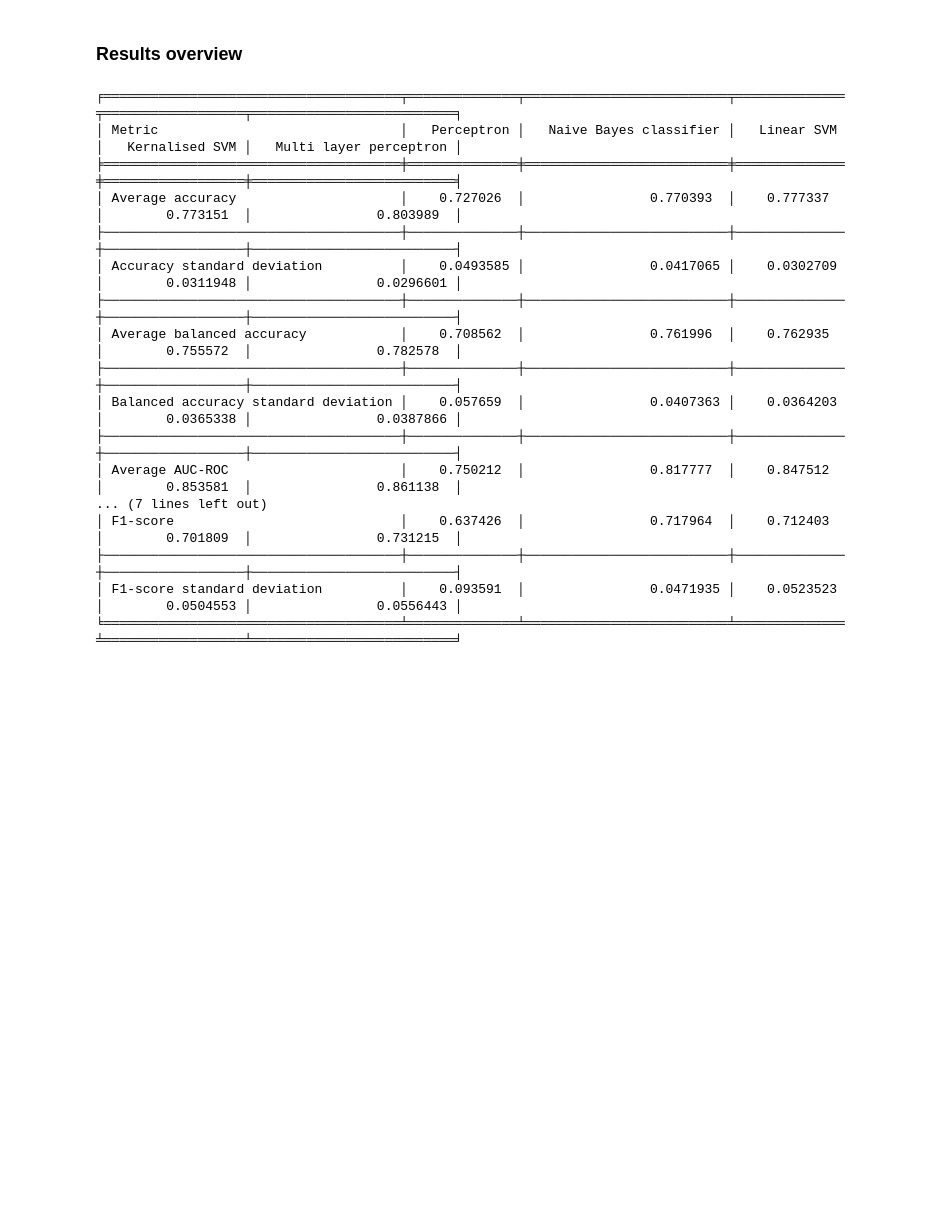
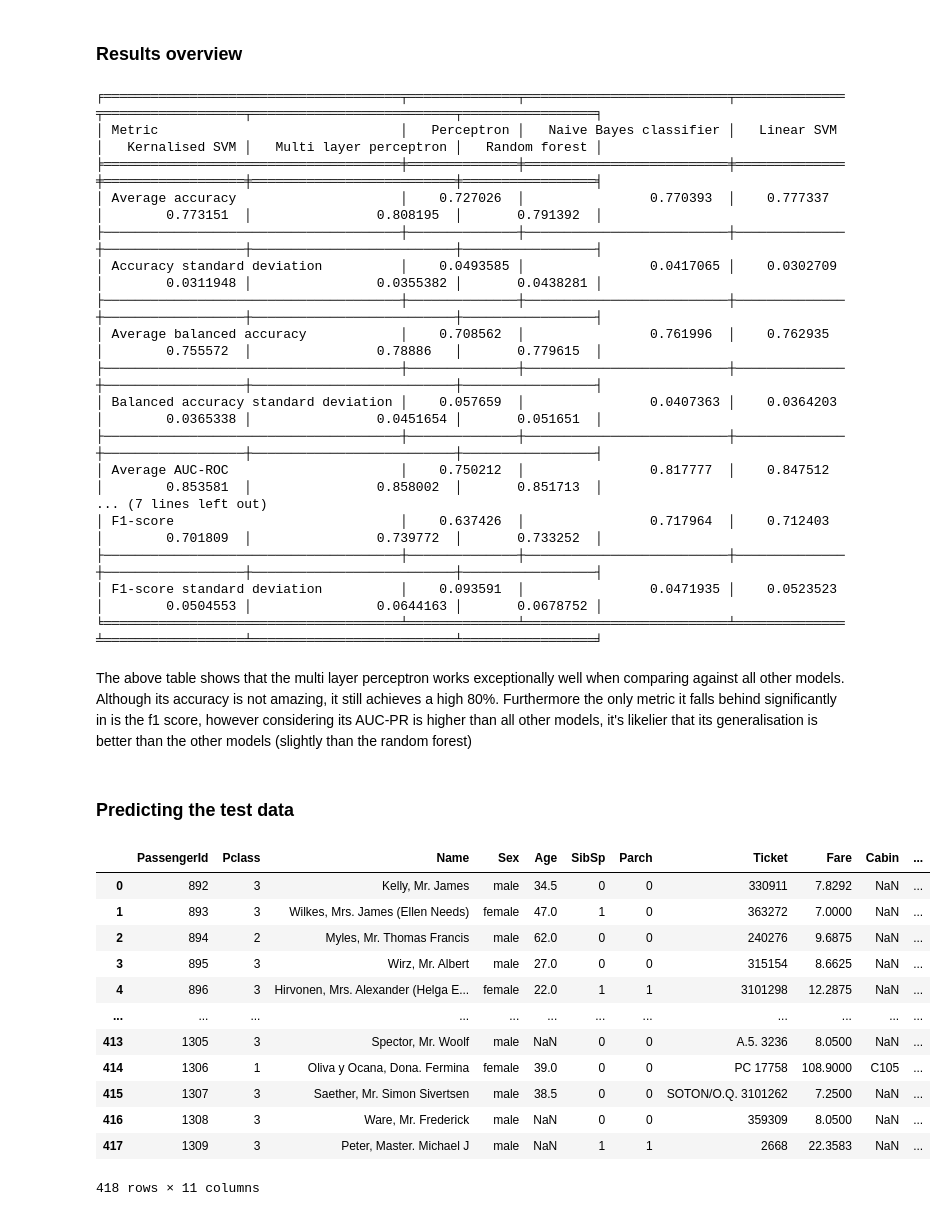
Before and after one commit to Danuk77/MachineLearning-Titanic, a Jupyter notebook: Titanic.ipynb, the cells around one changed output. Saved outputs shown, nothing was run; the diff lists cells and outputs as text; code cells hidden in the pictures; blank space fills up the shorter version.

Commit message:
Reworked solution to add better preprocessing:

```diff
--- a/Titanic.ipynb
+++ b/Titanic.ipynb
@@ -426,33 +451,54 @@ Fitting 5 folds for each of 64 candidates, totalling 320 fits
 # %% [markdown]
 ### Results overview
 # %%
-table = [['Metric', 'Perceptron', 'Naive Bayes classifier', 'Linear SVM', 'Kernalised SVM', 'Multi layer perceptron'],
-         ['Average accuracy', clfPerceptron.cv_results_['mean_test_accuracy'][clfPerceptron.best_index_], clfNaiveBayes.cv_results_['mean_test_accuracy'][clfNaiveBayes.best_index_], clfLinearSVM.cv_results_['mean_test_accuracy'][clfLinearSVM.best_index_], clfKernalisedSVM.cv_results_['mean_test_accuracy'][clfKernalisedSVM.best_index_], clfMLP.cv_results_['mean_test_accuracy'][clfMLP.best_index_]],
-         ['Accuracy standard deviation', clfPerceptron.cv_results_['std_test_accuracy'][clfPerceptron.best_index_], clfNaiveBayes.cv_results_['std_test_accuracy'][clfNaiveBayes.best_index_], clfLinearSVM.cv_results_['std_test_accuracy'][clfLinearSVM.best_index_], clfKernalisedSVM.cv_results_['std_test_accuracy'][clfKernalisedSVM.best_index_], clfMLP.cv_results_['std_test_accuracy'][clfMLP.best_index_]],
-         ['Average balanced accuracy', clfPerceptron.cv_results_['mean_test_balanced_accuracy'][clfPerceptron.best_index_], clfNaiveBayes.cv_results_['mean_test_balanced_accuracy'][clfNaiveBayes.best_index_], clfLinearSVM.cv_results_['mean_test_balanced_accuracy'][clfLinearSVM.best_index_], clfKernalisedSVM.cv_results_['mean_test_balanced_accuracy'][clfKernalisedSVM.best_index_], clfMLP.cv_results_['mean_test_balanced_accuracy'][clfMLP.best_index_]],
-         ['Balanced accuracy standard deviation', clfPerceptron.cv_results_['std_test_balanced_accuracy'][clfPerceptron.best_index_], clfNaiveBayes.cv_results_['std_test_balanced_accuracy'][clfNaiveBayes.best_index_], clfLinearSVM.cv_results_['std_test_balanced_accuracy'][clfLinearSVM.best_index_], clfKernalisedSVM.cv_results_['std_test_balanced_accuracy'][clfKernalisedSVM.best_index_], clfMLP.cv_results_['std_test_balanced_accuracy'][clfMLP.best_index_]],
-         ['Average AUC-ROC', clfPerceptron.cv_results_['mean_test_roc_auc'][clfPerceptron.best_index_], clfNaiveBayes.cv_results_['mean_test_roc_auc'][clfNaiveBayes.best_index_], clfLinearSVM.cv_results_['mean_test_roc_auc'][clfLinearSVM.best_index_], clfKernalisedSVM.cv_results_['mean_test_roc_auc'][clfKernalisedSVM.best_index_], clfMLP.cv_results_['mean_test_roc_auc'][clfMLP.best_index_]],
-         ['AUC-ROC standard deviation', clfPerceptron.cv_results_['std_test_roc_auc'][clfPerceptron.best_index_], clfNaiveBayes.cv_results_['std_test_roc_auc'][clfNaiveBayes.best_index_], clfLinearSVM.cv_results_['std_test_roc_auc'][clfLinearSVM.best_index_], clfKernalisedSVM.cv_results_['std_test_roc_auc'][clfKernalisedSVM.best_index_], clfMLP.cv_results_['std_test_roc_auc'][clfMLP.best_index_]],
-         ['Average AUC-PR', clfPerceptron.cv_results_['mean_test_average_precision'][clfPerceptron.best_index_], clfNaiveBayes.cv_results_['mean_test_average_precision'][clfNaiveBayes.best_index_], clfLinearSVM.cv_results_['mean_test_average_precision'][clfLinearSVM.best_index_], clfKernalisedSVM.cv_results_['mean_test_average_precision'][clfKernalisedSVM.best_index_], clfMLP.cv_results_['mean_test_average_precision'][clfMLP.best_index_]],
-         ['AUC-PR standard deviation', clfPerceptron.cv_results_['std_test_average_precision'][clfPerceptron.best_index_], clfNaiveBayes.cv_results_['std_test_average_precision'][clfNaiveBayes.best_index_], clfLinearSVM.cv_results_['std_test_average_precision'][clfLinearSVM.best_index_], clfKernalisedSVM.cv_results_['std_test_average_precision'][clfKernalisedSVM.best_index_], clfMLP.cv_results_['std_test_average_precision'][clfMLP.best_index_]],
-         ['F1-score', clfPerceptron.cv_results_['mean_test_f1'][clfPerceptron.best_index_], clfNaiveBayes.cv_results_['mean_test_f1'][clfNaiveBayes.best_index_], clfLinearSVM.cv_results_['mean_test_f1'][clfLinearSVM.best_index_], clfKernalisedSVM.cv_results_['mean_test_f1'][clfKernalisedSVM.best_index_], clfMLP.cv_results_['mean_test_f1'][clfMLP.best_index_]],
-         ['F1-score standard deviation', clfPerceptron.cv_results_['std_test_f1'][clfPerceptron.best_index_], clfNaiveBayes.cv_results_['std_test_f1'][clfNaiveBayes.best_index_], clfLinearSVM.cv_results_['std_test_f1'][clfLinearSVM.best_index_], clfKernalisedSVM.cv_results_['std_test_f1'][clfKernalisedSVM.best_index_], clfMLP.cv_results_['std_test_f1'][clfMLP.best_index_]]]
+table = [['Metric', 'Perceptron', 'Naive Bayes classifier', 'Linear SVM', 'Kernalised SVM', 'Multi layer perceptron', 'Random forest'],
+         ['Average accuracy', clfPerceptron.cv_results_['mean_test_accuracy'][clfPerceptron.best_index_], clfNaiveBayes.cv_results_['mean_test_accuracy'][clfNaiveBayes.best_index_], clfLinearSVM.cv_results_['mean_test_accuracy'][clfLinearSVM.best_index_], clfKernalisedSVM.cv_results_['mean_test_accuracy'][clfKernalisedSVM.best_index_], clfMLP.cv_results_['mean_test_accuracy'][clfMLP.best_index_], clfRandForest.cv_results_['mean_test_accuracy'][clfRandForest.best_index_]],
+         ['Accuracy standard deviation', clfPerceptron.cv_results_['std_test_accuracy'][clfPerceptron.best_index_], clfNaiveBayes.cv_results_['std_test_accuracy'][clfNaiveBayes.best_index_], clfLinearSVM.cv_results_['std_test_accuracy'][clfLinearSVM.best_index_], clfKernalisedSVM.cv_results_['std_test_accuracy'][clfKernalisedSVM.best_index_], clfMLP.cv_results_['std_test_accuracy'][clfMLP.best_index_], clfRandForest.cv_results_['std_test_accuracy'][clfRandForest.best_index_]],
+         ['Average balanced accuracy', clfPerceptron.cv_results_['mean_test_balanced_accuracy'][clfPerceptron.best_index_], clfNaiveBayes.cv_results_['mean_test_balanced_accuracy'][clfNaiveBayes.best_index_], clfLinearSVM.cv_results_['mean_test_balanced_accuracy'][clfLinearSVM.best_index_], clfKernalisedSVM.cv_results_['mean_test_balanced_accuracy'][clfKernalisedSVM.best_index_], clfMLP.cv_results_['mean_test_balanced_accuracy'][clfMLP.best_index_], clfRandForest.cv_results_['mean_test_balanced_accuracy'][clfRandForest.best_index_]],
+         ['Balanced accuracy standard deviation', clfPerceptron.cv_results_['std_test_balanced_accuracy'][clfPerceptron.best_index_], clfNaiveBayes.cv_results_['std_test_balanced_accuracy'][clfNaiveBayes.best_index_], clfLinearSVM.cv_results_['std_test_balanced_accuracy'][clfLinearSVM.best_index_], clfKernalisedSVM.cv_results_['std_test_balanced_accuracy'][clfKernalisedSVM.best_index_], clfMLP.cv_results_['std_test_balanced_accuracy'][clfMLP.best_index_], clfRandForest.cv_results_['std_test_balanced_accuracy'][clfRandForest.best_index_]],
+         ['Average AUC-ROC', clfPerceptron.cv_results_['mean_test_roc_auc'][clfPerceptron.best_index_], clfNaiveBayes.cv_results_['mean_test_roc_auc'][clfNaiveBayes.best_index_], clfLinearSVM.cv_results_['mean_test_roc_auc'][clfLinearSVM.best_index_], clfKernalisedSVM.cv_results_['mean_test_roc_auc'][clfKernalisedSVM.best_index_], clfMLP.cv_results_['mean_test_roc_auc'][clfMLP.best_index_], clfRandForest.cv_results_['mean_test_roc_auc'][clfRandForest.best_index_]],
+         ['AUC-ROC standard deviation', clfPerceptron.cv_results_['std_test_roc_auc'][clfPerceptron.best_index_], clfNaiveBayes.cv_results_['std_test_roc_auc'][clfNaiveBayes.best_index_], clfLinearSVM.cv_results_['std_test_roc_auc'][clfLinearSVM.best_index_], clfKernalisedSVM.cv_results_['std_test_roc_auc'][clfKernalisedSVM.best_index_], clfMLP.cv_results_['std_test_roc_auc'][clfMLP.best_index_], clfRandForest.cv_results_['std_test_roc_auc'][clfRandForest.best_index_]],
+         ['Average AUC-PR', clfPerceptron.cv_results_['mean_test_average_precision'][clfPerceptron.best_index_], clfNaiveBayes.cv_results_['mean_test_average_precision'][clfNaiveBayes.best_index_], clfLinearSVM.cv_results_['mean_test_average_precision'][clfLinearSVM.best_index_], clfKernalisedSVM.cv_results_['mean_test_average_precision'][clfKernalisedSVM.best_index_], clfMLP.cv_results_['mean_test_average_precision'][clfMLP.best_index_], clfRandForest.cv_results_['mean_test_average_precision'][clfRandForest.best_index_]],
+         ['AUC-PR standard deviation', clfPerceptron.cv_results_['std_test_average_precision'][clfPerceptron.best_index_], clfNaiveBayes.cv_results_['std_test_average_precision'][clfNaiveBayes.best_index_], clfLinearSVM.cv_results_['std_test_average_precision'][clfLinearSVM.best_index_], clfKernalisedSVM.cv_results_['std_test_average_precision'][clfKernalisedSVM.best_index_], clfMLP.cv_results_['std_test_average_precision'][clfMLP.best_index_], clfRandForest.cv_results_['std_test_average_precision'][clfRandForest.best_index_]],
+         ['F1-score', clfPerceptron.cv_results_['mean_test_f1'][clfPerceptron.best_index_], clfNaiveBayes.cv_results_['mean_test_f1'][clfNaiveBayes.best_index_], clfLinearSVM.cv_results_['mean_test_f1'][clfLinearSVM.best_index_], clfKernalisedSVM.cv_results_['mean_test_f1'][clfKernalisedSVM.best_index_], clfMLP.cv_results_['mean_test_f1'][clfMLP.best_index_], clfRandForest.cv_results_['mean_test_f1'][clfRandForest.best_index_]],
+         ['F1-score standard deviation', clfPerceptron.cv_results_['std_test_f1'][clfPerceptron.best_index_], clfNaiveBayes.cv_results_['std_test_f1'][clfNaiveBayes.best_index_], clfLinearSVM.cv_results_['std_test_f1'][clfLinearSVM.best_index_], clfKernalisedSVM.cv_results_['std_test_f1'][clfKernalisedSVM.best_index_], clfMLP.cv_results_['std_test_f1'][clfMLP.best_index_], clfRandForest.cv_results_['std_test_f1'][clfRandForest.best_index_]]]
 print(tabulate(table, headers='firstrow', tablefmt='fancy_grid'))
 # %% [output]
-╒══════════════════════════════════════╤══════════════╤══════════════════════════╤══════════════╤══════════════════╤══════════════════════════╕
-│ Metric                               │   Perceptron │   Naive Bayes classifier │   Linear SVM │   Kernalised SVM │   Multi layer perceptron │
-╞══════════════════════════════════════╪══════════════╪══════════════════════════╪══════════════╪══════════════════╪══════════════════════════╡
-│ Average accuracy                     │    0.727026  │                0.770393  │    0.777337  │        0.773151  │                0.803989  │
-├──────────────────────────────────────┼──────────────┼──────────────────────────┼──────────────┼──────────────────┼──────────────────────────┤
-│ Accuracy standard deviation          │    0.0493585 │                0.0417065 │    0.0302709 │        0.0311948 │                0.0296601 │
-├──────────────────────────────────────┼──────────────┼──────────────────────────┼──────────────┼──────────────────┼──────────────────────────┤
-│ Average balanced accuracy            │    0.708562  │                0.761996  │    0.762935  │        0.755572  │                0.782578  │
-├──────────────────────────────────────┼──────────────┼──────────────────────────┼──────────────┼──────────────────┼──────────────────────────┤
-│ Balanced accuracy standard deviation │    0.057659  │                0.0407363 │    0.0364203 │        0.0365338 │                0.0387866 │
-├──────────────────────────────────────┼──────────────┼──────────────────────────┼──────────────┼──────────────────┼──────────────────────────┤
-│ Average AUC-ROC                      │    0.750212  │                0.817777  │    0.847512  │        0.853581  │                0.861138  │
+╒══════════════════════════════════════╤══════════════╤══════════════════════════╤══════════════╤══════════════════╤══════════════════════════╤═════════════════╕
+│ Metric                               │   Perceptron │   Naive Bayes classifier │   Linear SVM │   Kernalised SVM │   Multi layer perceptron │   Random forest │
+╞══════════════════════════════════════╪══════════════╪══════════════════════════╪══════════════╪══════════════════╪══════════════════════════╪═════════════════╡
+│ Average accuracy                     │    0.727026  │                0.770393  │    0.777337  │        0.773151  │                0.808195  │       0.791392  │
+├──────────────────────────────────────┼──────────────┼──────────────────────────┼──────────────┼──────────────────┼──────────────────────────┼─────────────────┤
+│ Accuracy standard deviation          │    0.0493585 │                0.0417065 │    0.0302709 │        0.0311948 │                0.0355382 │       0.0438281 │
+├──────────────────────────────────────┼──────────────┼──────────────────────────┼──────────────┼──────────────────┼──────────────────────────┼─────────────────┤
+│ Average balanced accuracy            │    0.708562  │                0.761996  │    0.762935  │        0.755572  │                0.78886   │       0.779615  │
+├──────────────────────────────────────┼──────────────┼──────────────────────────┼──────────────┼──────────────────┼──────────────────────────┼─────────────────┤
+│ Balanced accuracy standard deviation │    0.057659  │                0.0407363 │    0.0364203 │        0.0365338 │                0.0451654 │       0.051651  │
+├──────────────────────────────────────┼──────────────┼──────────────────────────┼──────────────┼──────────────────┼──────────────────────────┼─────────────────┤
+│ Average AUC-ROC                      │    0.750212  │                0.817777  │    0.847512  │        0.853581  │                0.858002  │       0.851713  │
 ... (7 lines left out)
-│ F1-score                             │    0.637426  │                0.717964  │    0.712403  │        0.701809  │                0.731215  │
-├──────────────────────────────────────┼──────────────┼──────────────────────────┼──────────────┼──────────────────┼──────────────────────────┤
-│ F1-score standard deviation          │    0.093591  │                0.0471935 │    0.0523523 │        0.0504553 │                0.0556443 │
-╘══════════════════════════════════════╧══════════════╧══════════════════════════╧══════════════╧══════════════════╧══════════════════════════╛
+│ F1-score                             │    0.637426  │                0.717964  │    0.712403  │        0.701809  │                0.739772  │       0.733252  │
+├──────────────────────────────────────┼──────────────┼──────────────────────────┼──────────────┼──────────────────┼──────────────────────────┼─────────────────┤
+│ F1-score standard deviation          │    0.093591  │                0.0471935 │    0.0523523 │        0.0504553 │                0.0644163 │       0.0678752 │
+╘══════════════════════════════════════╧══════════════╧══════════════════════════╧══════════════╧══════════════════╧══════════════════════════╧═════════════════╛
+# %% [markdown]
+The above table shows that the multi layer perceptron works exceptionally well when comparing against all other models. Although its accuracy is not amazing, it still achieves a high 80%. Furthermore the only metric it falls behind significantly in is the f1 score, however considering its AUC-PR is higher than all other models, it's likelier that its generalisation is better than the other models (slightly than the random forest)
+# %% [markdown]
+### Predicting the test data
+# %%
+testData = pd.read_csv('test.csv')
+testData
+# %% [output]
+|  | PassengerId | Pclass | Name | Sex | Age | SibSp | Parch | Ticket | Fare | Cabin | ... |
+| 0 | 892 | 3 | Kelly, Mr. James | male | 34.5 | 0 | 0 | 330911 | 7.8292 | NaN | ... |
+| 1 | 893 | 3 | Wilkes, Mrs. James (Ellen Needs) | female | 47.0 | 1 | 0 | 363272 | 7.0000 | NaN | ... |
+| 2 | 894 | 2 | Myles, Mr. Thomas Francis | male | 62.0 | 0 | 0 | 240276 | 9.6875 | NaN | ... |
+| 3 | 895 | 3 | Wirz, Mr. Albert | male | 27.0 | 0 | 0 | 315154 | 8.6625 | NaN | ... |
+| 4 | 896 | 3 | Hirvonen, Mrs. Alexander (Helga E... | female | 22.0 | 1 | 1 | 3101298 | 12.2875 | NaN | ... |
+| ... | ... | ... | ... | ... | ... | ... | ... | ... | ... | ... | ... |
+| 413 | 1305 | 3 | Spector, Mr. Woolf | male | NaN | 0 | 0 | A.5. 3236 | 8.0500 | NaN | ... |
+| 414 | 1306 | 1 | Oliva y Ocana, Dona. Fermina | female | 39.0 | 0 | 0 | PC 17758 | 108.9000 | C105 | ... |
+| 415 | 1307 | 3 | Saether, Mr. Simon Sivertsen | male | 38.5 | 0 | 0 | SOTON/O.Q. 3101262 | 7.2500 | NaN | ... |
+| 416 | 1308 | 3 | Ware, Mr. Frederick | male | NaN | 0 | 0 | 359309 | 8.0500 | NaN | ... |
+| 417 | 1309 | 3 | Peter, Master. Michael J | male | NaN | 1 | 1 | 2668 | 22.3583 | NaN | ... |
+418 rows × 11 columns
```
Also changed, not shown: parts of 12 cells of this notebook, 1 other file.
